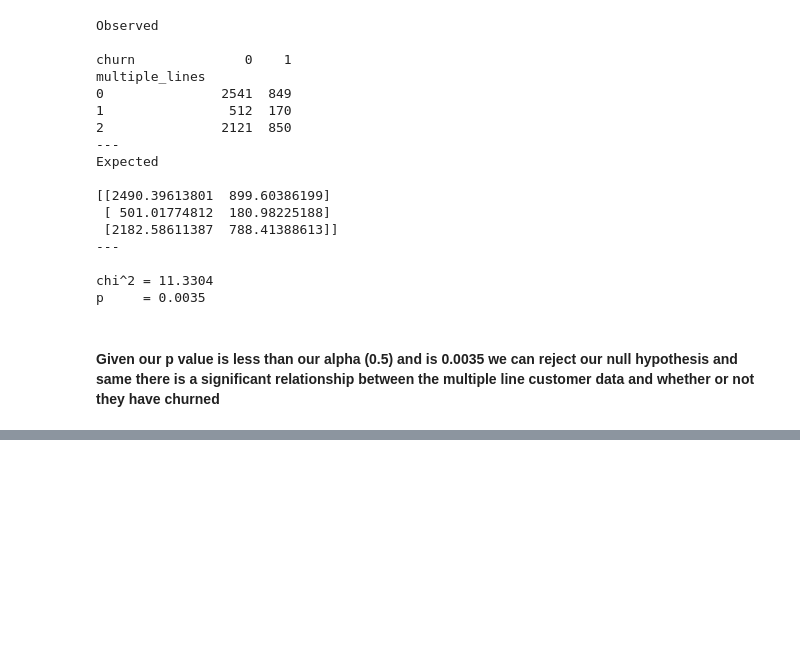
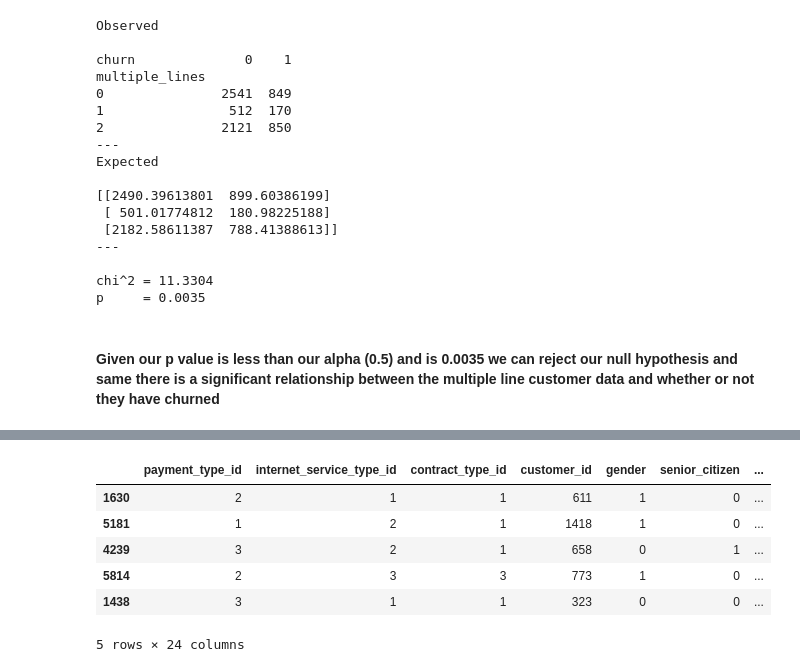
Before and after one commit to ForrestMccrosky/Classification_Project, a Jupyter notebook: classification_project_rough.ipynb, the cells around one changed output, grey strips where cells are left out. Drawn from its saved outputs; the diff is of its cells as text; code cells hidden in the pictures; blank space fills up the shorter version.

```diff
--- a/classification_project_rough.ipynb
+++ b/classification_project_rough.ipynb
@@ -378,0 +424,10 @@ p     = 0.0035
+# %%
+validate.head()
+# %% [output]
+|  | payment_type_id | internet_service_type_id | contract_type_id | customer_id | gender | senior_citizen | ... |
+| 1630 | 2 | 1 | 1 | 611 | 1 | 0 | ... |
+| 5181 | 1 | 2 | 1 | 1418 | 1 | 0 | ... |
+| 4239 | 3 | 2 | 1 | 658 | 0 | 1 | ... |
+| 5814 | 2 | 3 | 3 | 773 | 1 | 0 | ... |
+| 1438 | 3 | 1 | 1 | 323 | 0 | 0 | ... |
+5 rows × 24 columns
```
Also changed, not shown: parts of 21 cells of this notebook.
